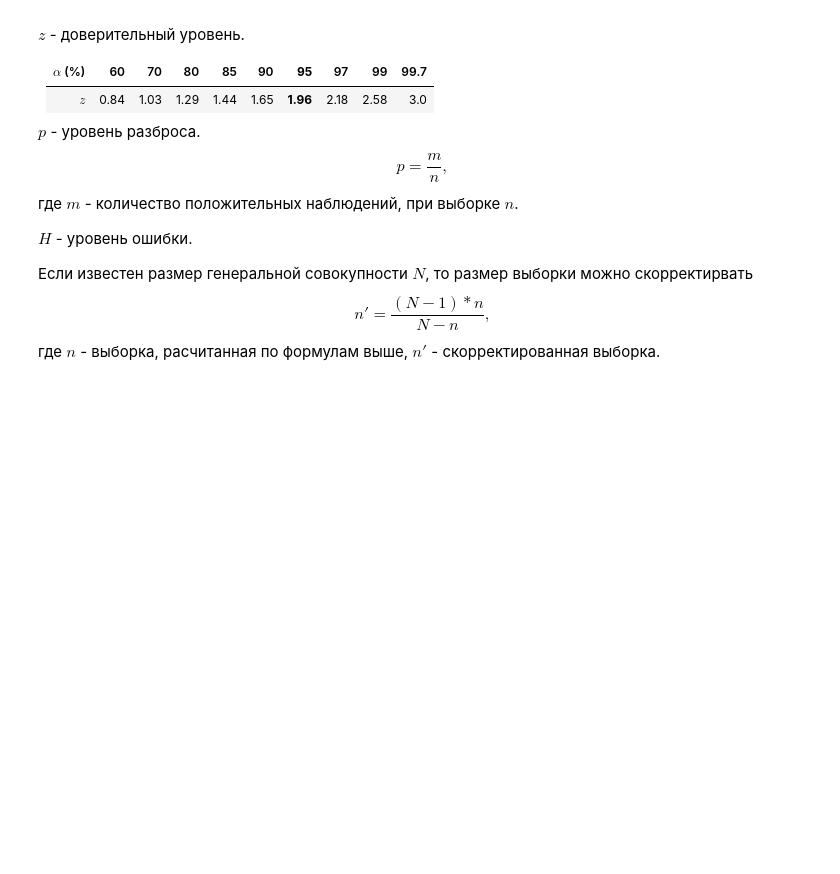
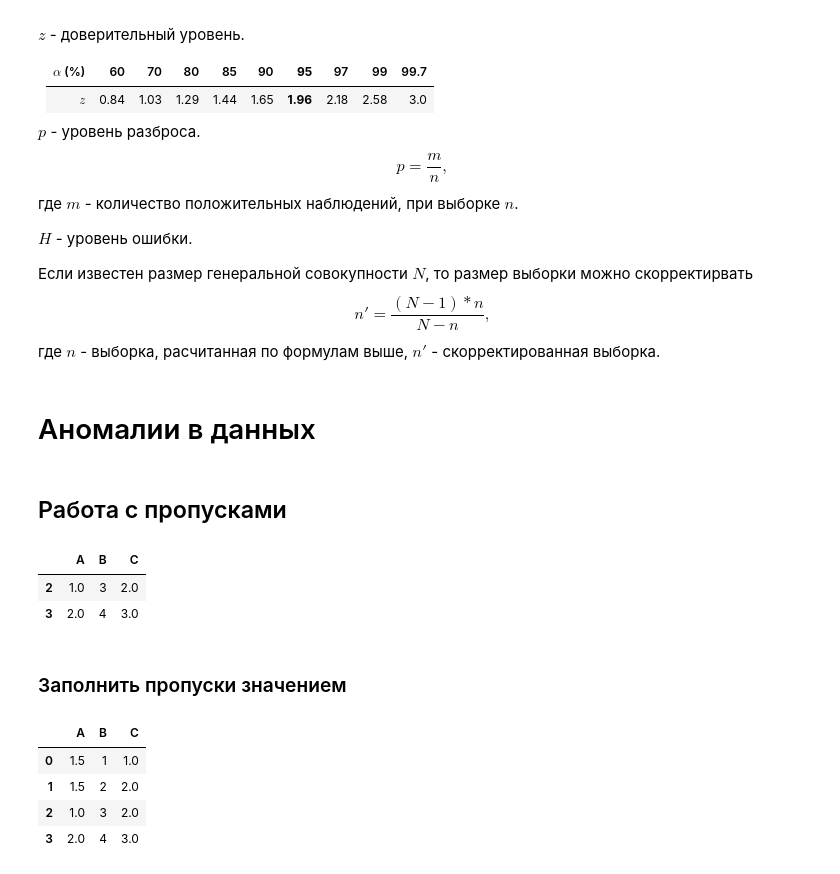
Before and after one commit to Cyber-Zhaba/DataAnalysisSummary, a Jupyter notebook: Summary.ipynb, the cells around one changed output. Saved outputs shown, nothing was run; the diff lists cells and outputs as text; code cells hidden in the pictures; blank space fills up the shorter version.

```diff
--- a/Summary.ipynb
+++ b/Summary.ipynb
@@ -219,3 +220,29 @@ $p$ - уровень разброса. $$p = \frac{m}{n},$$ где $m$ - кол
 $H$ - уровень ошибки.
 
 Если известен размер генеральной совокупности $N$, то размер выборки можно скорректирвать $$n' = \frac{(N - 1) * n}{N - n},$$ где $n$ - выборка, расчитанная по формулам выше, $n'$ - скорректированная выборка.
+# %% [markdown]
+# Аномалии в данных
+# %%
+anomalies_df = pd.DataFrame({
+    "A": [None, None, 1, 2],
+    "B": [1, 2, 3, 4],
+    "C": [1, None, 2, 3]
+})
+# %% [markdown]
+## Работа с пропусками
+# %%
+anomalies_df.dropna() # Удалить все пропуски
+# %% [output]
+|  | A | B | C |
+| 2 | 1.0 | 3 | 2.0 |
+| 3 | 2.0 | 4 | 3.0 |
+# %% [markdown]
+### Заполнить пропуски значением
+# %%
+anomalies_df.fillna(anomalies_df.median()) # Заполнить пропуски медианой
+# %% [output]
+|  | A | B | C |
+| 0 | 1.5 | 1 | 1.0 |
+| 1 | 1.5 | 2 | 2.0 |
+| 2 | 1.0 | 3 | 2.0 |
+| 3 | 2.0 | 4 | 3.0 |
```
Also changed, not shown: parts of 10 cells of this notebook.
